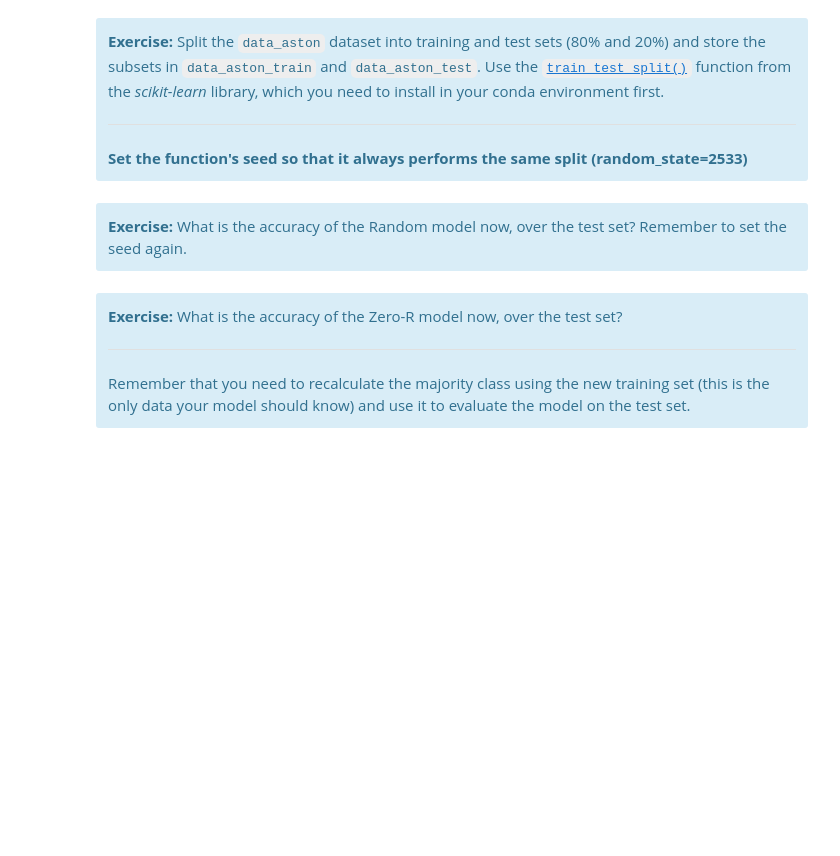
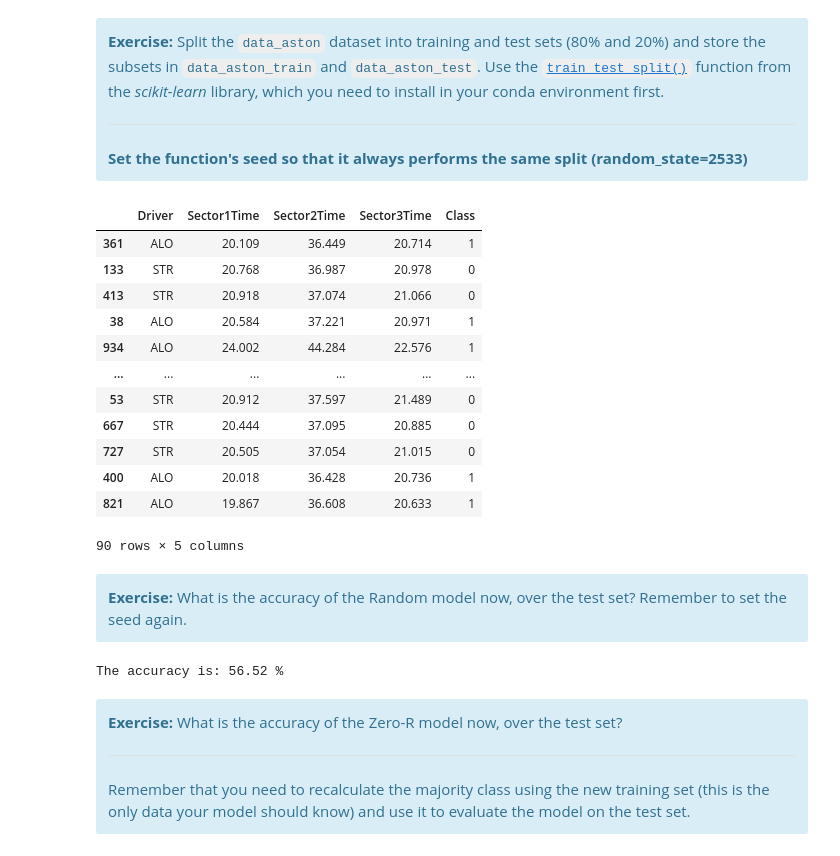
Before and after one commit to UO288511/Inteligentes, a Jupyter notebook: PL3/Lab3.1-Classification.ipynb, the cells around one changed output. Cells and saved outputs as stored; diff of their text form; code cells hidden in the pictures; blank space fills up the shorter version.

```diff
--- a/PL3/Lab3.1-Classification.ipynb
+++ b/PL3/Lab3.1-Classification.ipynb
@@ -137,3 +210,22 @@ To get a more realistic evaluation of our models' performance, we will apply **s
+# %%
+# Your code here
+from sklearn.model_selection import train_test_split
+
+data_aston_train, data_aston_test = train_test_split(data_aston, test_size=0.2, random_state=2533)
+# %% [output]
+|  | Driver | Sector1Time | Sector2Time | Sector3Time | Class |
+| 361 | ALO | 20.109 | 36.449 | 20.714 | 1 |
+| 133 | STR | 20.768 | 36.987 | 20.978 | 0 |
+| 413 | STR | 20.918 | 37.074 | 21.066 | 0 |
+| 38 | ALO | 20.584 | 37.221 | 20.971 | 1 |
+| 934 | ALO | 24.002 | 44.284 | 22.576 | 1 |
+| ... | ... | ... | ... | ... | ... |
+| 53 | STR | 20.912 | 37.597 | 21.489 | 0 |
+| 667 | STR | 20.444 | 37.095 | 20.885 | 0 |
+| 727 | STR | 20.505 | 37.054 | 21.015 | 0 |
+| 400 | ALO | 20.018 | 36.428 | 20.736 | 1 |
+| 821 | ALO | 19.867 | 36.608 | 20.633 | 1 |
+90 rows × 5 columns
 # %% [markdown]
 <div class="alert alert-block alert-info">
     <b>Exercise:</b> What is the accuracy of the Random model now, over the test set? Remember to set the seed again.
@@ -143,3 +233,26 @@ To get a more realistic evaluation of our models' performance, we will apply **s
+# %%
+#Your code here
+
+seed = 2533
+random.seed(seed)
+
+random_values_test = [random.choice([0, 1]) for _ in range(len(data_aston_test))]
+
+list_test=data_aston_test['Class'].values
+
+
+correct_predicitions_test=0
+
+for i in range(len(data_aston_test)):
+    if list_test[i]==random_values_test[i]:
+        correct_predicitions_test=correct_predicitions_test+1
+
+
+accuracy_test = (correct_predicitions_test / len(data_aston_test)) * 100
+
+print(f"The accuracy is: {accuracy_test:.2f} %")
+# %% [output]
+The accuracy is: 56.52 %
 # %% [markdown]
 <div class="alert alert-block alert-info">
     <b>Exercise:</b> What is the accuracy of the Zero-R model now, over the test set?
```
Also changed, not shown: parts of 13 cells of this notebook.
